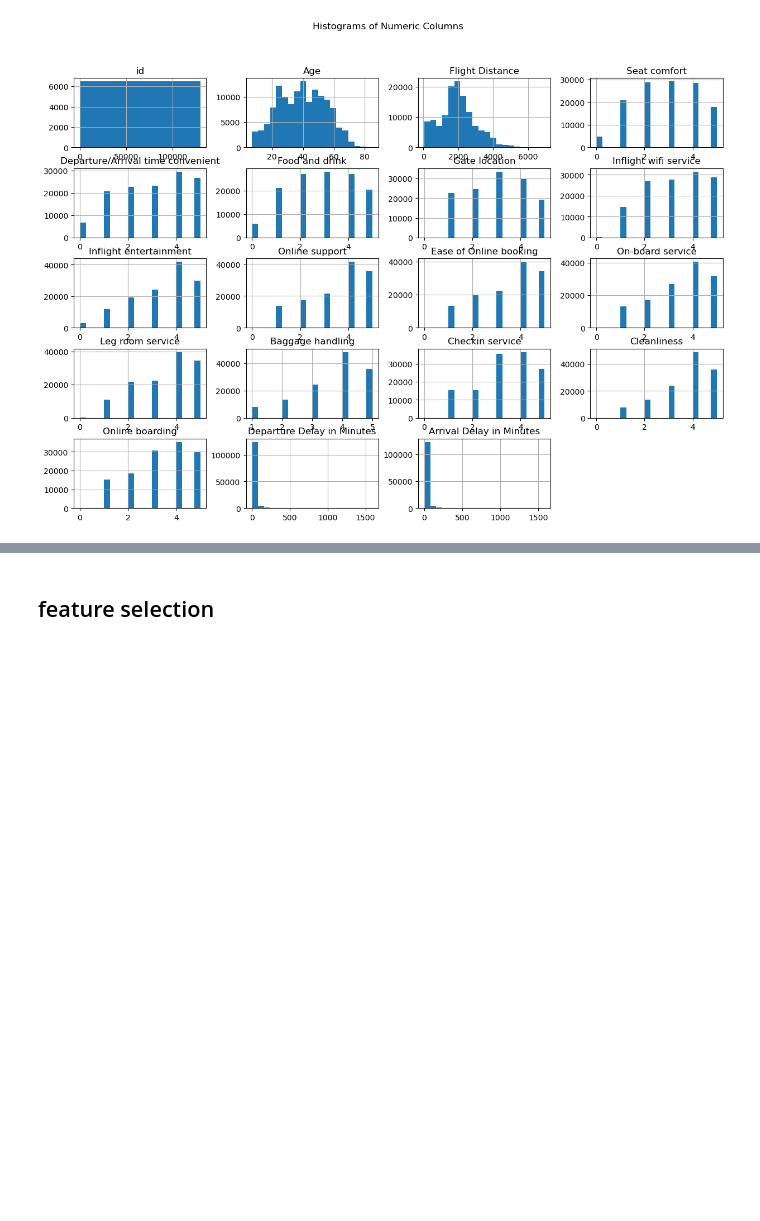
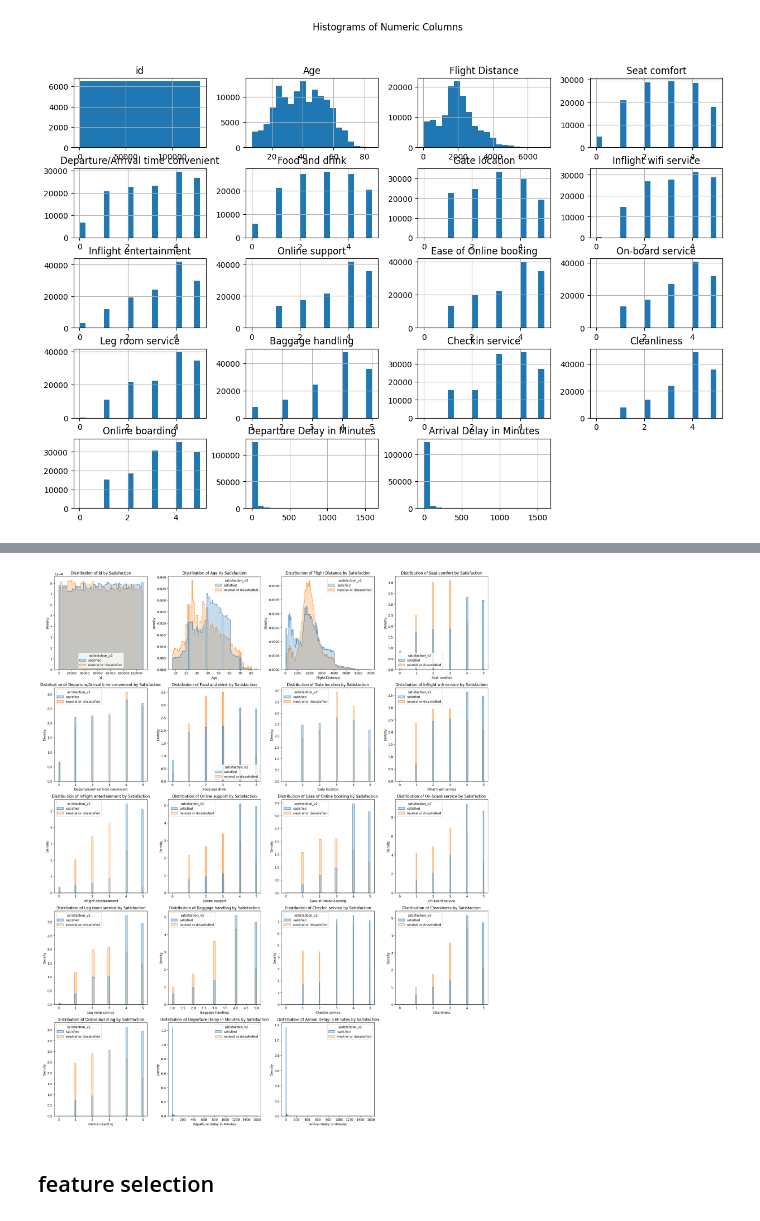
Before and after one commit to jomunji/MOD006907_ML_and_DE, a Jupyter notebook: asignment data EDA.ipynb, the cells around one changed output, grey strips where cells are left out. Saved outputs shown, nothing was run; the diff lists cells and outputs as text; code cells hidden in the pictures; blank space fills up the shorter version.

```diff
--- a/asignment data EDA.ipynb
+++ b/asignment data EDA.ipynb
@@ -112,3 +113,26 @@ plt.show()
+# %%
+# Select numeric columns
+numeric_cols = df.select_dtypes(include='number').columns
+n_cols = 4
+n_rows = -(-len(numeric_cols) // n_cols)  # Ceiling division
+
+# Prepare subplots
+fig, axes = plt.subplots(n_rows, n_cols, figsize=(20, 5 * n_rows))
+axes = axes.flatten()
+
+# Plot histograms
+for i, col in enumerate(numeric_cols):
+    sns.histplot(data=df, x=col, hue='satisfaction_v2', ax=axes[i], element='step', stat='density', common_norm=False)
+    axes[i].set_title(f'Distribution of {col} by Satisfaction')
+
+# Hide any unused subplots
+for j in range(i + 1, len(axes)):
+    fig.delaxes(axes[j])
+
+plt.tight_layout()
+plt.show()
+# %% [output]
+[figure, added]
 # %% [markdown]
 ## feature selection
 # %%
```
Also changed, not shown: parts of 6 cells of this notebook, 2 other files.
